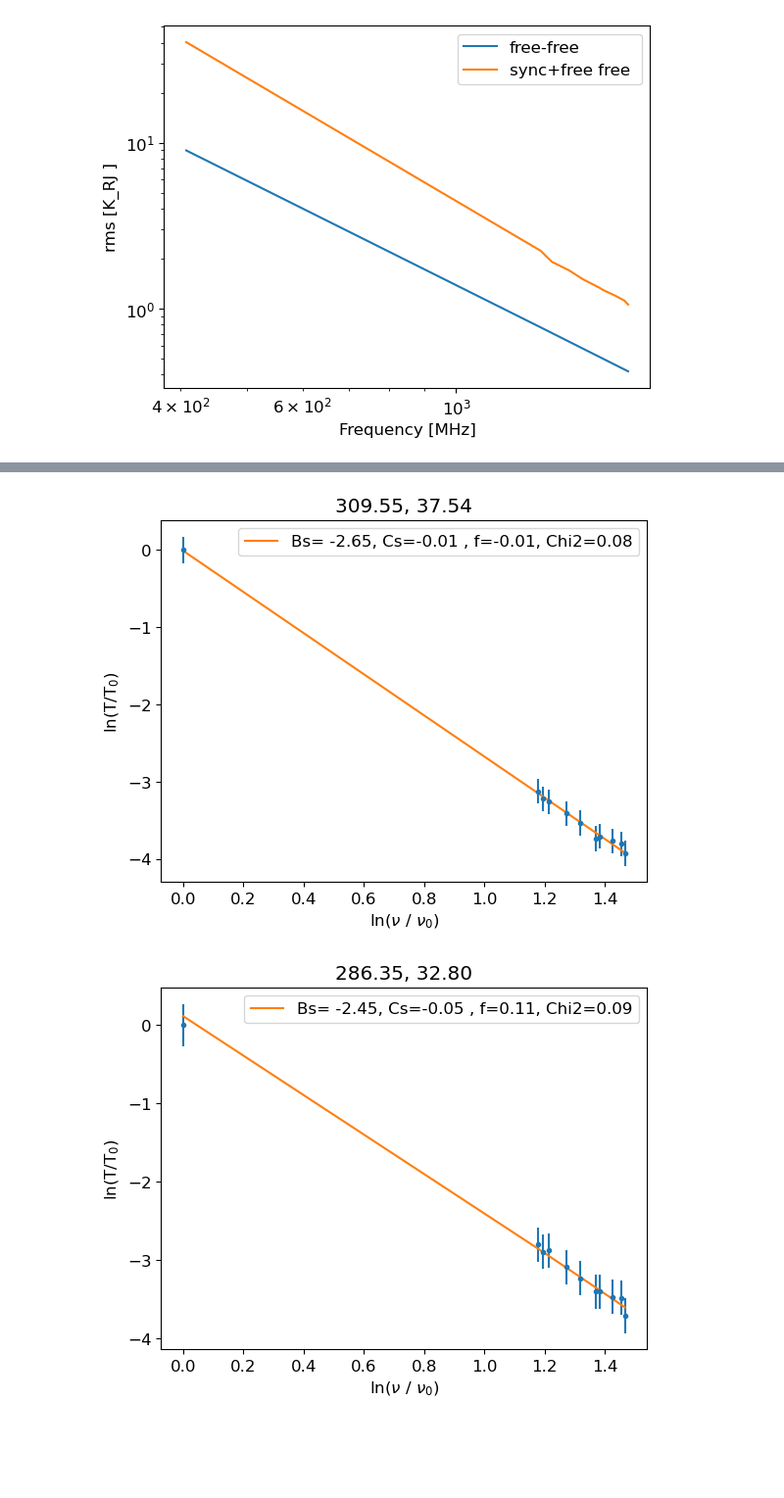
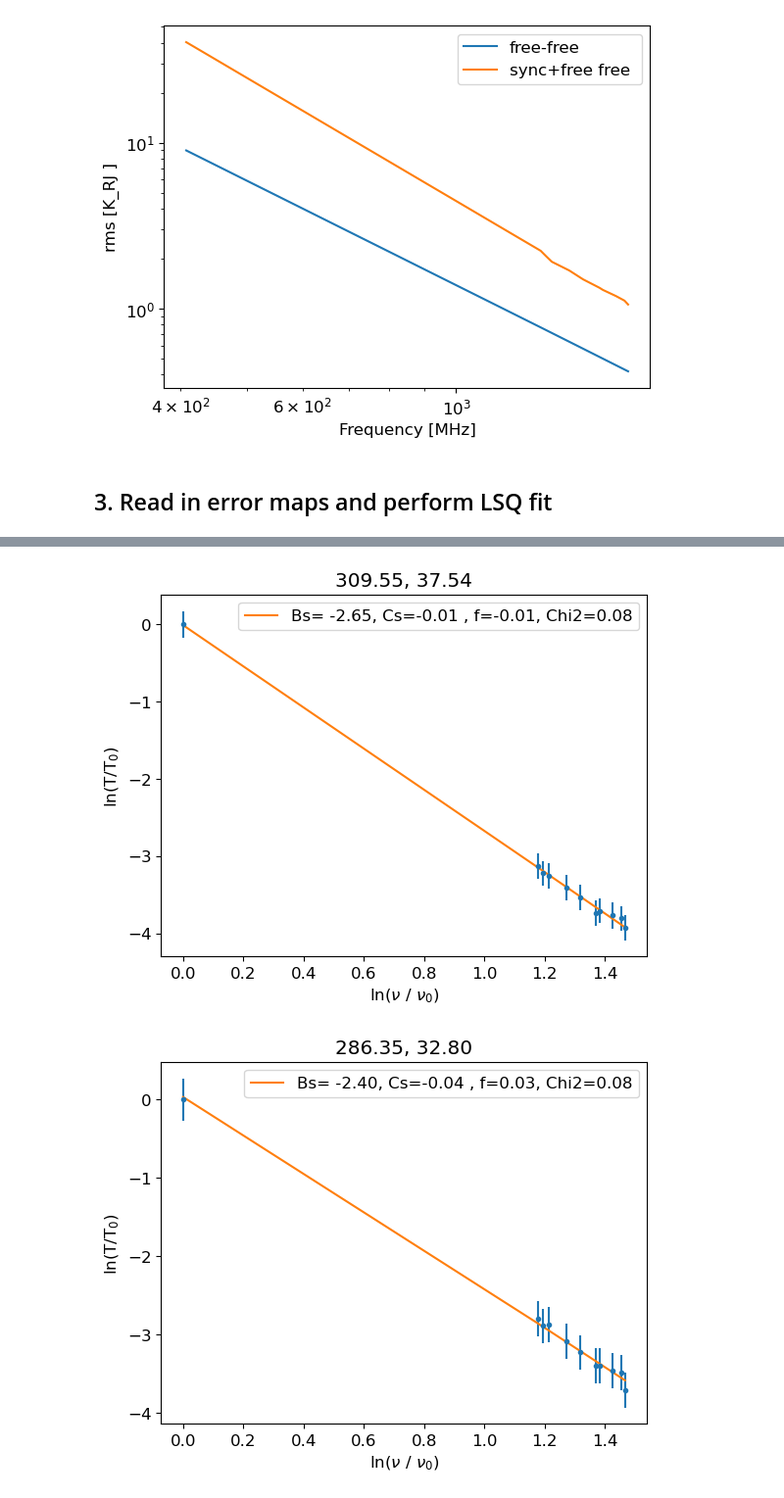
Before and after one commit to giuspugl/fitting_synchrotron, a Jupyter notebook: fine_parameters_southern.ipynb, the cells around one changed output, grey strips where cells are left out. Shown at 98% size. Saved outputs shown, nothing was run; the diff lists cells and outputs as text; code cells hidden in the pictures; blank space fills up the shorter version.

```diff
--- a/fine_parameters_southern.ipynb
+++ b/fine_parameters_southern.ipynb
@@ -556,16 +44,14 @@ hust *= u.cm**-6 *u.pc
 reading COM_CompMap_freefree-commander_0256_R2.00.fits
 reading EM_mean_std.fits
 # %%
-
 Tff = lambda Te , nu,EM  : Te * (1.0 - np.exp(-tauff(Te,nu, EM )))
 tauff = lambda Te,nu , EM : 0.05468 *   (Te.value )**-1.5 * (nu.value )**-2 *EM.value   *gff (Te,nu)
 Zi =1
 gff =lambda Te ,nu :  np.log (np.exp(1.0) +np.exp (5.960 -np.sqrt(3)/np.pi *np.log (Zi *nu.to(u.GHz).value *(Te/(1e4*u.K)  )**-1.5  )) )
 free ={}
 for fr in maps.keys() :
-    tmp = Tff(Te=planck_te, nu=(fr*u.MHz).to(u.GHz), EM=hust  )
-    tmp = hp.ud_grade(tmp, nside_out=nside)
-    if fwhmax !=1 *u.deg:
-        tmp = hp.smoothing(tmp, fwhm=pl.sqrt(fwhmax**2 -  1*u.deg **2 ).to(u.rad).value)
-    free[fr]= (tmp)* (maps[1324].unit)
+    freq = float(fr)
+    tmp = Tff(Te=planck_te, nu=(freq*u.MHz).to(u.GHz), EM=hust)
+    tmp = hp.ud_grade(tmp, nside)
+    free[fr] = tmp * u.K
 # %%
@@ -608,8 +82,9 @@ pl.show()
 # %%
-rmsf =np.array( [ np.nanstd(f .value)    for f in free.values() ] )
-rmsm = np.array( [ np.nanstd(m .value)    for m in maps.values() ] )
-pl.loglog( freqs, rmsf  ,label='free-free')
-pl.loglog( freqs, rmsm  , label='sync+free free ')
+freqs = np.array([float(fr) for fr in maps.keys()])
+rmsf = np.array([np.nanstd(f.value) for f in free.values()])
+rmsm = np.array([np.nanstd(m) for fr,m in maps.items()])
+pl.loglog(freqs, rmsf  ,label='free-free')
+pl.loglog(freqs, rmsm  , label='sync+free free ')
 
 pl.legend()
 pl.xlabel('Frequency [MHz]')
@@ -617,3 +92,5 @@ pl.ylabel('rms [K_RJ ]')
 pl.show()
 # %% [output]
 [figure]
+# %% [markdown]
+## 3. Read in error maps and perform LSQ fit
@@ -622,24 +136,27 @@ def fitting_beta_curvature(X, beta, cs, const):
     return beta * X + cs * X * X + const
 
 def process_pixel(ipix, return_errors=False):
-    ifreq = np.argmin(np.abs(freqs - 408))
-    pixvals = np.array([(m[ipix].value - free[k][ipix].value) for k, m in maps.items()])
+    ifreq = np.argmin(np.abs(freqs - 45))
+    pixvals = np.array([(m[ipix] - free[k][ipix].value) for k, m in maps.items()])
     nans = np.isnan(pixvals)
     ydat = pl.log(pixvals / pixvals[ifreq])
     xdat = pl.log(freqs / freqs[ifreq])
     pix_errs = np.zeros_like(ydat)
     cc = 0
     for k, m in maps.items():
-        errm = mapserr[k]
-        if isinstance(errm, np.ndarray):
-            vals = mapserr[k]
-            errm = vals[ipix].value
-        pix_errs[cc] = np.sqrt((errm * m[ipix].value)**2 + offerr[k]**2 + thermerr[k][ipix]**2)
+        freq = float(k)
+        errm = mapserr[freq]
+        if freq != 408:
+            theval = np.where(oldk == freq)[0][0]
+            pix_errs[cc] = np.sqrt((errm * m[ipix])**2 + off_errs[theval]**2 + thermerr[freq][ipix]**2)
+        else:
+            pix_errs[cc] = np.sqrt((errm * m[ipix])**2 + 1.3**2 +thermerr[freq][ipix]**2)
         cc += 1
     logyerr = np.sqrt((pix_errs[0] /pixvals[0])**2 + (pix_errs / pixvals)**2)
 
-    oldbs = np.load("betamap_toolow.npy")
-    oldcs = np.load("csmap_toolow.npy")
+    lsmaps= hp.read_map('../outputs/bfit_maps_south_coarse.fits', field=None )
+    oldbs =lsmaps[0]
+    oldcs = lsmaps[1]
 
     p0 = np.array([-3, -0.1, 1])
     ret = np.full(p0.size + 2, np.nan)
@@ -649,7 +166,6 @@ def process_pixel(ipix, return_errors=False):
     if nans.sum():
         return (ret, errs)
     try:
-        #popt, pcov = curve_fit(fitting_beta_curvature, xdat, ydat, sigma=logyerr, p0=p0)
         p0 = np.array([oldbs[ipix],
                    oldcs[ipix],
                     1.0])
@@ -687,7 +203,7 @@ for ipix in pixel_select[::1000]:
     error_betamap[ipix] = error_params[0]
     error_csmap[ipix] = error_params[1]
     error_fmap[ipix] = error_params[2]
-    pixvals = np.array([ (m[ipix].value - free[k][ipix ] .value)  for k, m in maps.items() ])
+    pixvals = np.array([ (m[ipix] - free[k][ipix ] .value)  for k, m in maps.items() ])
     nans = np.isnan(pixvals)
     ifreq = np.argmin(np.abs(freqs - 408))
     ydat = pl.log(pixvals / pixvals[ifreq])
@@ -696,40 +212,43 @@ for ipix in pixel_select[::1000]:
     #data errors are calibration errors plus offset errors
     pix_errs = np.zeros_like(ydat)
     cc = 0
     for k, m in maps.items():
-        errm = mapserr[k]
-        if isinstance(errm, np.ndarray):
-            vals = mapserr[k]
-            errm = vals[ipix].value
-        pix_errs[cc] = np.sqrt((errm * m[ipix].value)**2 + offerr[k]**2)
+        freq = float(k)
+        errm = mapserr[freq]
+        if freq != 408:
+            theval = np.where(oldk == freq)[0][0]
+            pix_errs[cc] = np.sqrt((errm * m[ipix])**2 + off_errs[theval]**2 + thermerr[freq][ipix]**2)
+        else:
+            pix_errs[cc] = np.sqrt((errm * m[ipix])**2 + 1.3**2 +thermerr[freq][ipix]**2)
         cc += 1
+
     logyerr = np.sqrt((pix_errs[0] /pixvals[0])**2 + (pix_errs / pixvals)**2)
 
     if jj%10==0:
         pl.figure()
-        lon,lat =hp.pix2ang(ipix=ipix, nside=hp.get_nside(maps[1324]), lonlat=True)
+        lon,lat =hp.pix2ang(ipix=ipix, nside=nside, lonlat=True)
         pl.title( f"{lon:.2f}, {lat:.2f}" )
         pl.errorbar ( xdat ,  ydat ,
                      yerr= logyerr  ,
                         fmt='.' )
 
         pl.plot( xdat ,  fitting_beta_curvature( xdat , *fitted_params[1:-1] ),
                 label =f'Bs= {fitted_params[1]:.2f}, Cs={fitted_params[2]:.2f} , f={fitted_params[3]:.2f}, Chi2={fitted_params[-1]:.2f}' )
                 #, Bf={fitted_params[4]:.2f},
 
         #pl.semilogx()
         #pl.loglog()
         pl.legend()
         pl.xlabel(r"ln($\nu$ / $\nu_{0}$)")
         pl.ylabel(r"ln(T/T$_{0}$)")
     jj+=1
     if jj== 50: break
 # %% [output]
 [figure]
 [figure]
 [figure]
 [figure]
-[figure, old version]
+[figure, new version]
 # %%
 from concurrent.futures import ThreadPoolExecutor
 import tqdm
```
Also changed, not shown: parts of 19 cells of this notebook, 9 other files.
